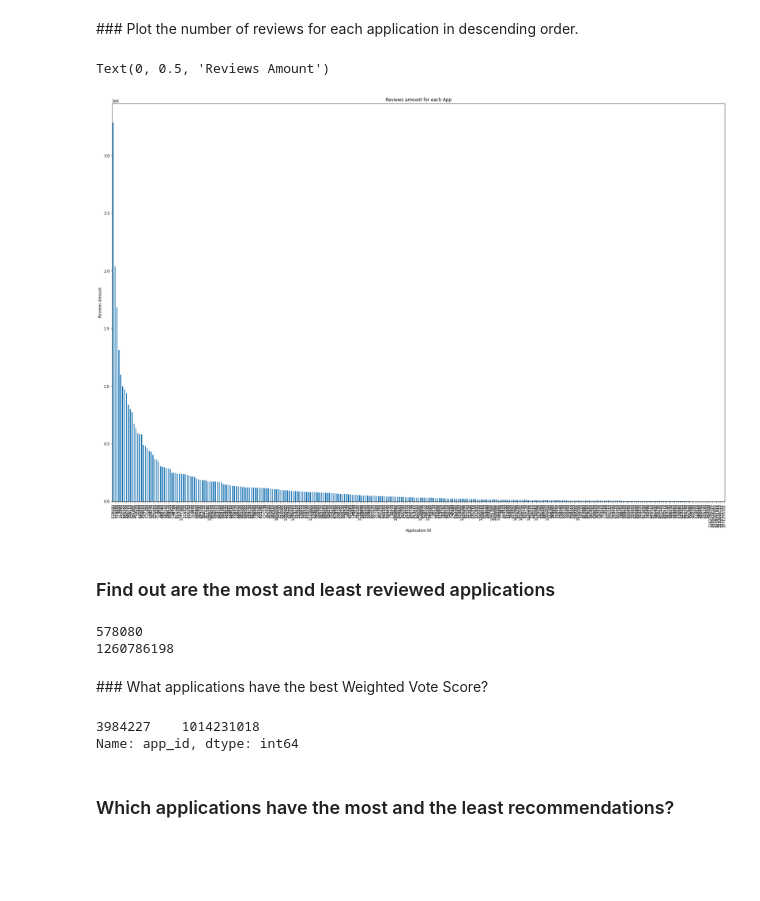
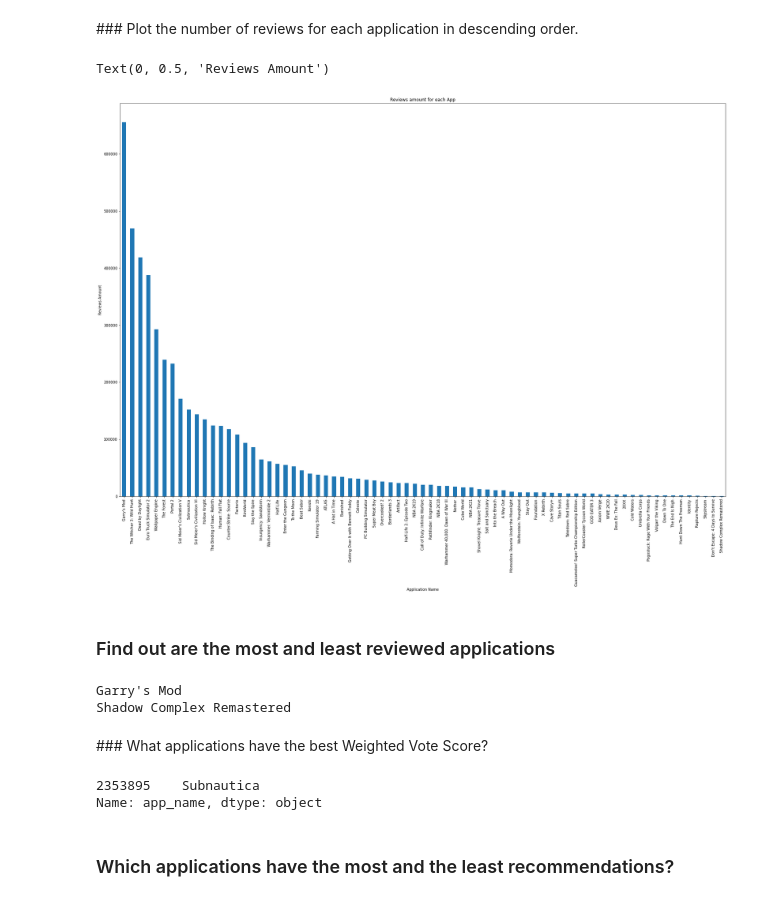
Before and after one commit to S4b3/ADM-HW2-Group44, a Jupyter notebook: main.ipynb, the cells around one changed output. Cells and saved outputs as stored; diff of their text form; code cells hidden in the pictures; blank space fills up the shorter version.

```diff
--- a/main.ipynb
+++ b/main.ipynb
@@ -50,6 +68,5 @@ from googletrans import Translator
 # %%
-# read the main csv and parse it in a pandas dataframe
-dataframe = pd.read_csv('./steam_reviews.csv')
+dataframe = pd.read_csv('./steam_reviews.csv', nrows= 5000000)
 print(dataframe.columns)
 # %% [output]
 FileNotFoundError: [Errno 2] No such file or directory: './steam_reviews.csv'
@@ -193,5 +73,3 @@ print(df_extensions_joined['app_name'])
-# %%
-dataframe = dataframe.append(df_extensions_joined)
 # %% [markdown]
 # [RQ1]
 # %%
@@ -355,24 +254,24 @@ NameError: name 'dataframe' is not defined
 # %% [markdown]
 ### Plot the number of reviews for each application in descending order.
 # %%
-reviewsAmounts = dataframe['app_id'].value_counts()
+reviewsAmounts = dataframe['app_name'].value_counts()
 ra_plot = reviewsAmounts.plot(kind='bar',
                                     figsize=(30,20),
                                     title="Reviews amount for each App")
-ra_plot.set_xlabel("Application ID")
+ra_plot.set_xlabel("Application Name")
 ra_plot.set_ylabel("Reviews Amount")
 #plt.show()
 # %% [output]
 Text(0, 0.5, 'Reviews Amount')
-[figure, old version]
+[figure, new version]
 # %% [markdown]
 ### Find out are the most and least reviewed applications
 # %%
 print(reviewsAmounts.idxmax())
 print(reviewsAmounts.idxmin())
 # %% [output]
-578080
-1260786198
+Garry's Mod
+Shadow Complex Remastered
 # %% [markdown]
 ### What applications have the best Weighted Vote Score?
 # %%
@@ -380,10 +279,10 @@ print(reviewsAmounts.idxmin())
 scores = dataframe['weighted_vote_score']
 max = scores.idxmax()
 
-print(dataframe[dataframe['weighted_vote_score'] == dataframe['weighted_vote_score'].max()]['app_id'])
+print(dataframe[dataframe['weighted_vote_score'] == dataframe['weighted_vote_score'].max()]['app_name'])
 # %% [output]
-3984227    1014231018
-Name: app_id, dtype: int64
+2353895    Subnautica
+Name: app_name, dtype: object
 # %% [markdown]
 ### Which applications have the most and the least recommendations?
 # %%
```
Also changed, not shown: parts of 58 cells of this notebook.
